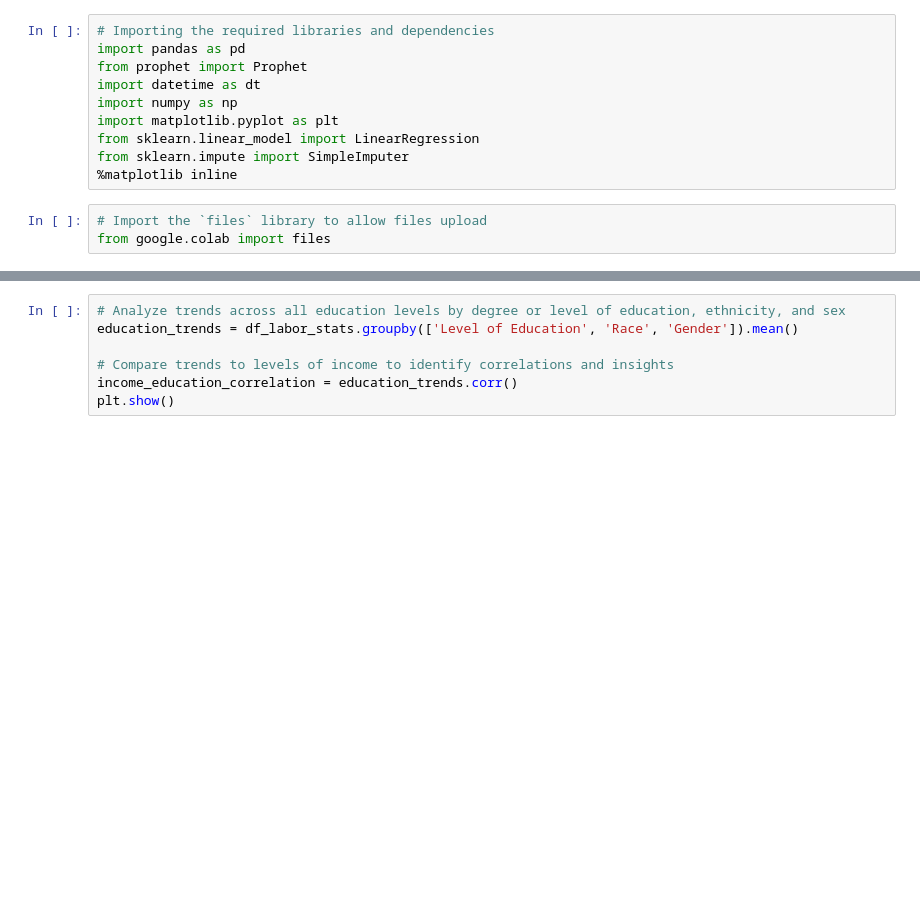
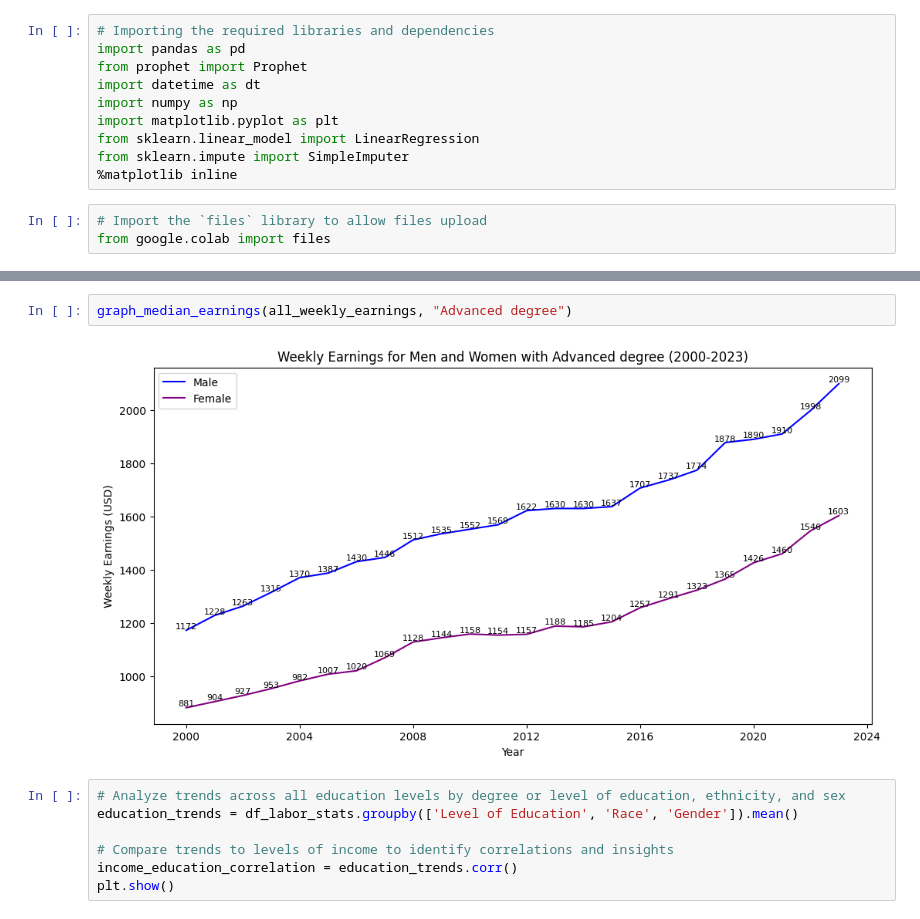
Before and after one commit to professav/project1.newrepo, a Jupyter notebook: uslaborstatistics.ipynb, the cells around one changed output, grey strips where cells are left out. Cells and saved outputs as stored; diff of their text form; blank space fills up the shorter version.

```diff
--- a/uslaborstatistics.ipynb
+++ b/uslaborstatistics.ipynb
@@ -295,3 +138,7 @@ plt.show()
+# %%
+graph_median_earnings(all_weekly_earnings, "Advanced degree")
+# %% [output]
+[figure, added]
 # %%
 # Analyze trends across all education levels by degree or level of education, ethnicity, and sex
 education_trends = df_labor_stats.groupby(['Level of Education', 'Race', 'Gender']).mean()
```
Also changed, not shown: parts of 18 cells of this notebook.
